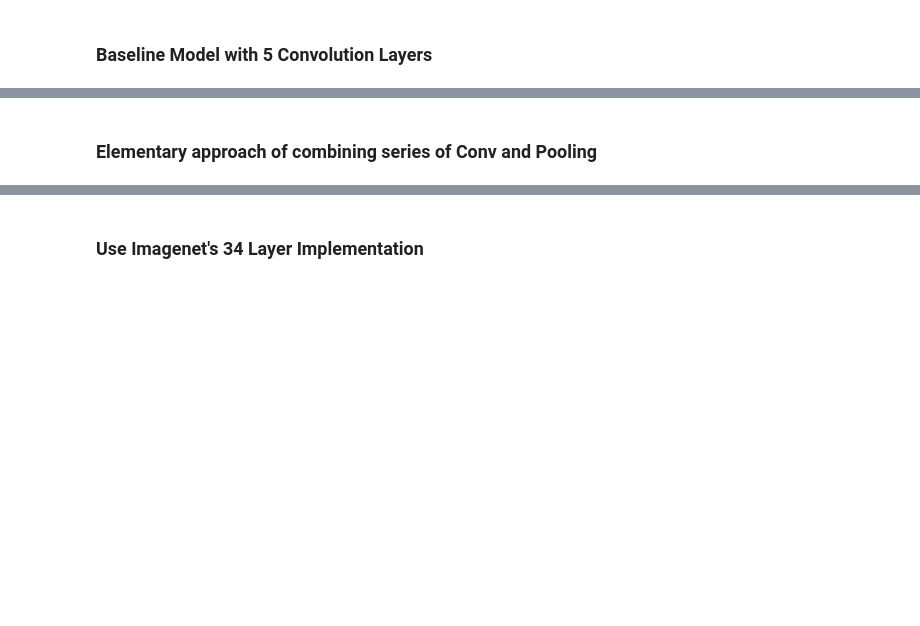
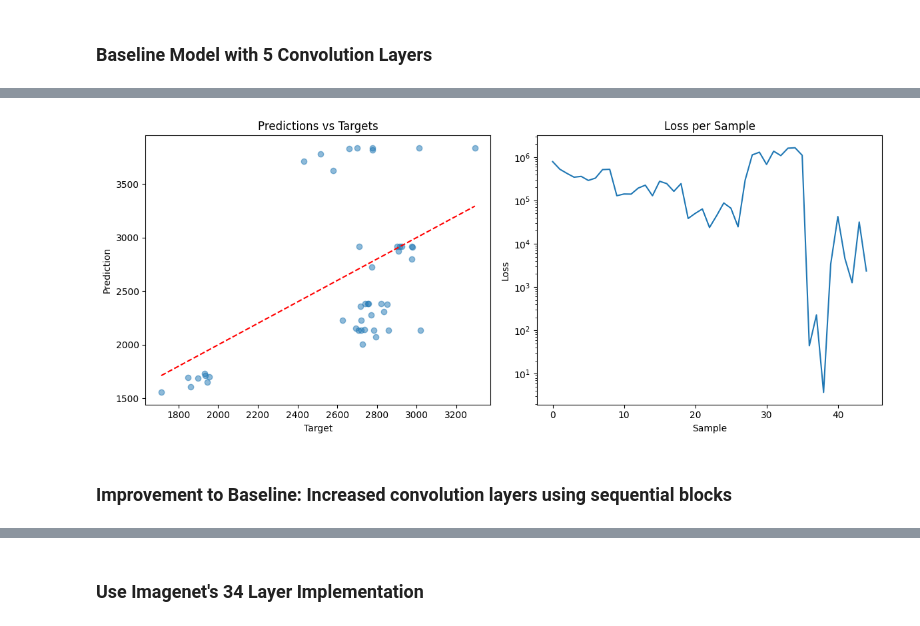
Before and after one commit to unfulw/pulmonary_fibrosis, a Jupyter notebook: scan/cnn.ipynb, the cells around one changed output, grey strips where cells are left out. Drawn from its saved outputs; the diff is of its cells as text; code cells hidden in the pictures; blank space fills up the shorter version.

```diff
--- a/scan/cnn.ipynb
+++ b/scan/cnn.ipynb
@@ -559,5 +620,11 @@ plot_patient_predict_samples(cnn_model, fc_model)
+# %%
+test_prediction, test_target = test_model(cnn_model, fc_model)
+criterion = torch.nn.MSELoss()
+plot_test_results(test_target, test_prediction, [criterion(test_prediction[i], test_target[i]) for i in range(len(test_prediction))])
+# %% [output]
+[figure, added]
 # %% [markdown]
-### Elementary approach of combining series of Conv and Pooling
+### Improvement to Baseline: Increased convolution layers using sequential blocks
 # %%
 from torch import nn
 import torch.nn.functional as F
```
Also changed, not shown: parts of 13 cells of this notebook.
